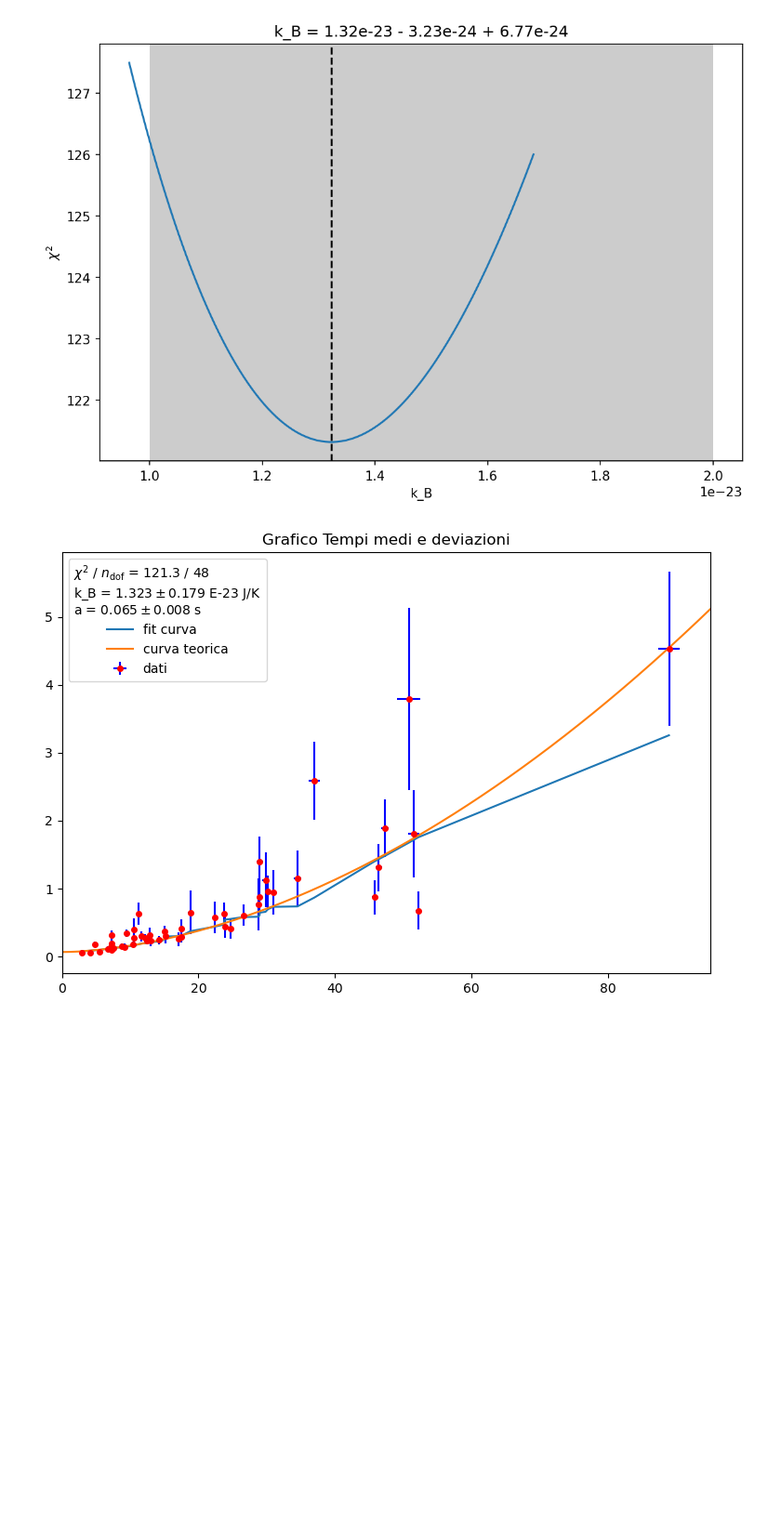
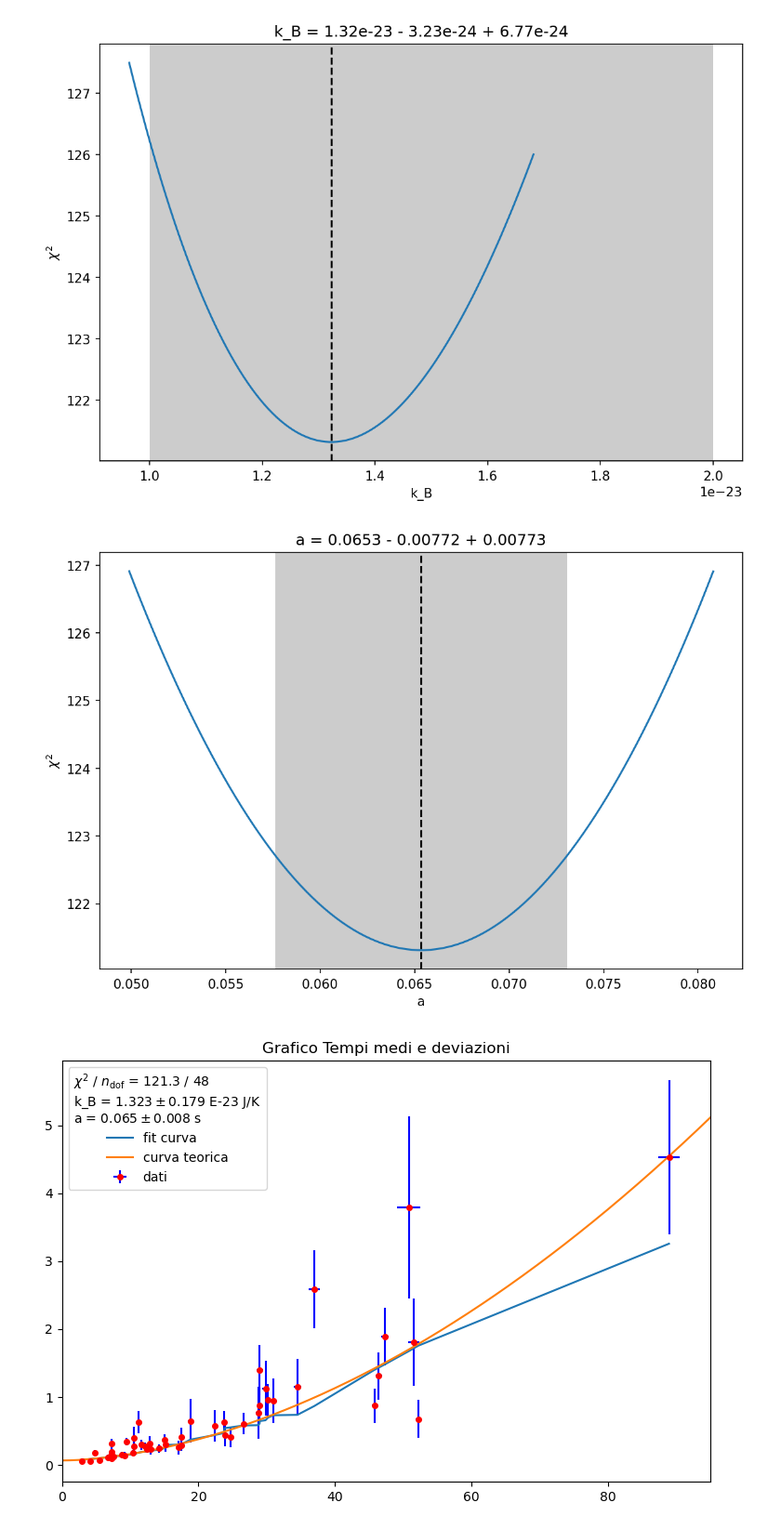
Before and after one commit to GianlorenzoDeFilippo6674/Progetto_Analisi_dati, a Jupyter notebook: Millikan.ipynb, the cells around one changed output. Shown at 93% size. Saved outputs shown, nothing was run; the diff lists cells and outputs as text; code cells hidden in the pictures; blank space fills up the shorter version.

```diff
--- a/Millikan.ipynb
+++ b/Millikan.ipynb
@@ -459,6 +459,13 @@ plt.ylabel("$\chi^2$")
 plt.show()
 # %% [output]
 [figure]
+# %%
+plt.figure(figsize=(9,6), dpi=150)
+x, y = m.draw_profile("a")
+plt.ylabel("$\chi^2$")
+plt.show()
+# %% [output]
+[figure, added]
 # %%
 t=np.linspace(0.1,100, 1000)
 plt.figure(figsize=(9,6), dpi=100)
```
Also changed, not shown: parts of 1 cell of this notebook, 1 other file.
